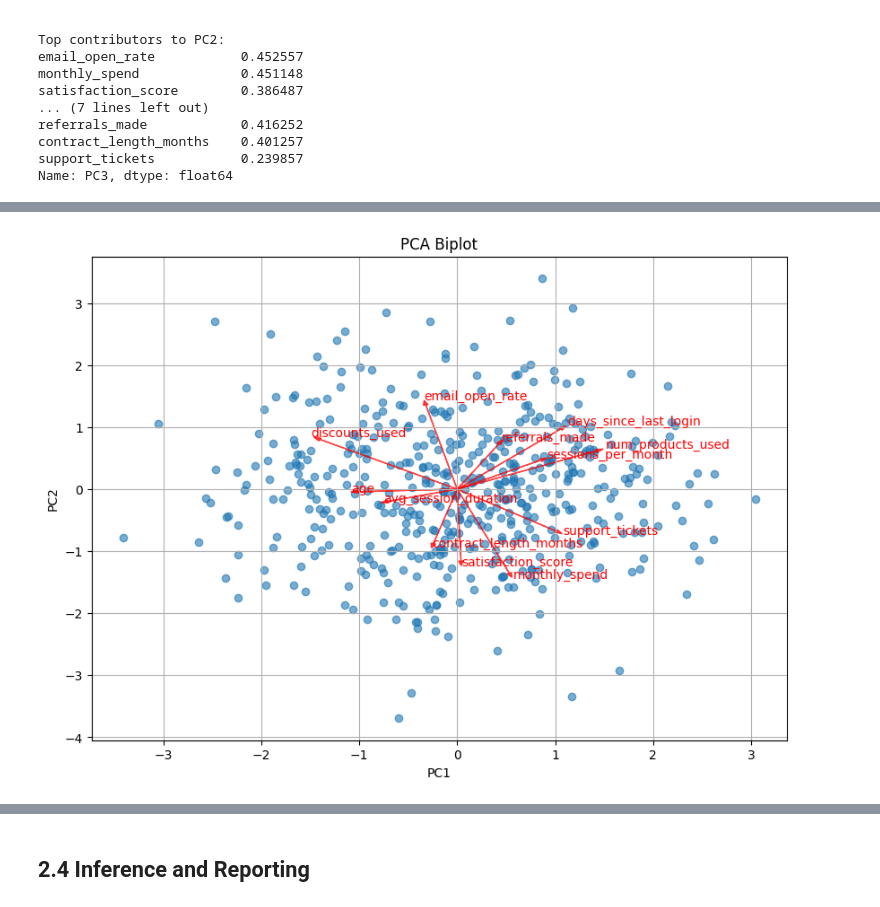
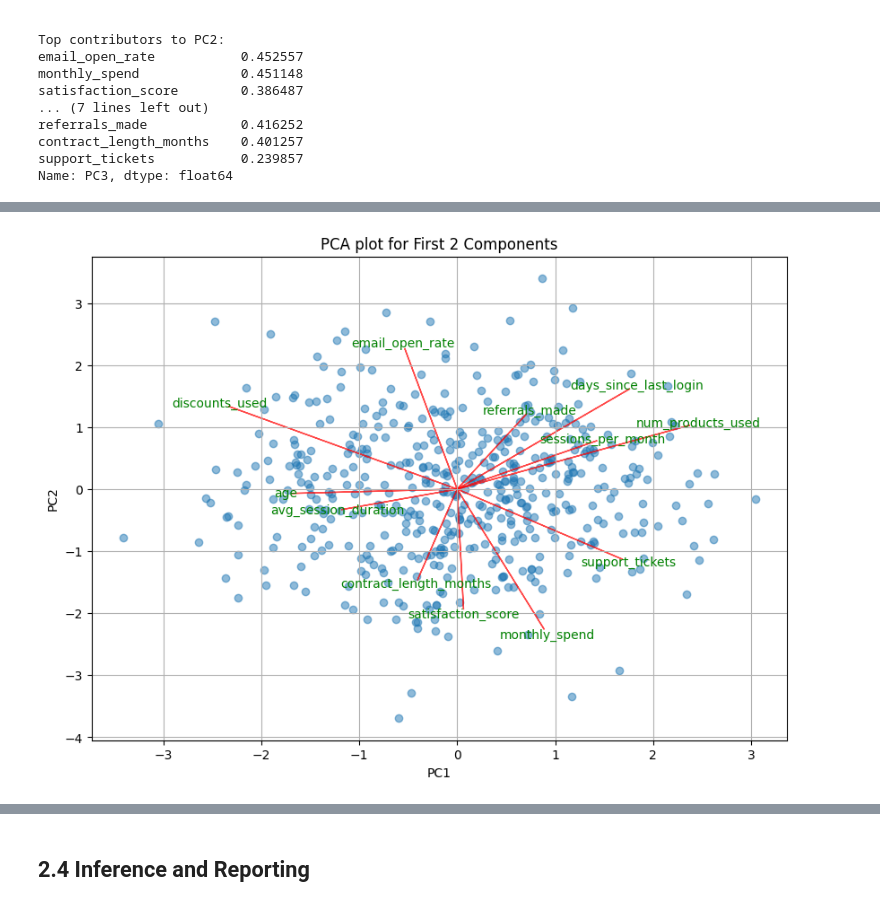
Before and after one commit to decodemarines/DA-2025, a Jupyter notebook: quiz2.ipynb, the cells around one changed output, grey strips where cells are left out. Saved outputs shown, nothing was run; the diff lists cells and outputs as text; code cells hidden in the pictures.

```diff
--- a/quiz2.ipynb
+++ b/quiz2.ipynb
@@ -396,0 +367,6 @@ X_pca = pca.transform(X_std)
+# %%
+# Fit PCA on the normalized data and it will return all PC Components
+cust_pca = PCA()
+pca_scores = cust_pca.fit_transform(matrix_std)
+pca_components = cust_pca.components_
+print("PCA Components:", pca_components.shape)
@@ -397,7 +375,8 @@ X_pca = pca.transform(X_std)
 # %%
-eigenvalues = pca.explained_variance_
-variance_ratio = pca.explained_variance_ratio_
+eigenvalues = cust_pca.explained_variance_
+variance_ratio = cust_pca.explained_variance_ratio_
 
+print("Scores shape:", pca_scores.shape)
 print("Eigenvalues:\n", eigenvalues)
 print("\nExplained Variance Ratio:\n", variance_ratio)
 # %% [output]
@@ -460,10 +443,9 @@ dataset
 # %%
 # Get PCA loadings
 loadings = pd.DataFrame(
-    pca.components_.T,
-    columns=[f"PC{i+1}" for i in range(len(df.columns))],
-    index=df.columns
+    cust_pca.components_.T,
+    columns=[f"PC{i+1}" for i in range(len(df[data_numerical_features].columns))],
+    index=df[data_numerical_features].columns
 )
-
-print(loadings)
+print(loadings.head())
 # %% [output]
@@ -529,27 +514,21 @@ avg_session_duration      1.0
 satisfaction_score        1.0
 dtype: float64
 # %%
-# PCA reduce to 2 components for biplot
-pca2 = PCA(n_components=2)
-pca_scores = pca2.fit_transform(X_std)
-
-loadings = pca2.components_.T
-
+# Plotting first 2 PCA components with red arrows for loadings
 plt.figure(figsize=(10,7))
-
-# Scatter plot of PC1 and PC2
-plt.scatter(pca_scores[:,0], pca_scores[:,1], alpha=0.6)
+plt.scatter(pca_scores[:,0], pca_scores[:,1], alpha=0.5)
+for i, feature in enumerate(data_numerical_features):
+    plt.arrow(0, 0,
+              cust_pca.components_[0, i]*5,
+              cust_pca.components_[1, i]*5,
+              color='r', alpha=0.7)
+    plt.text(cust_pca.components_[0, i]*5.2,
+             cust_pca.components_[1, i]*5.2,
+             feature, color='g', ha='center', va='center')
+plt.title("PCA plot for First 2 Components")
 plt.xlabel("PC1")
 plt.ylabel("PC2")
-plt.title("PCA Biplot")
-
-# Add feature vectors
-for i, var in enumerate(df.columns):
-    plt.arrow(0, 0, loadings[i,0]*3, loadings[i,1]*3,
-              color='r', alpha=0.7, head_width=0.05)
-    plt.text(loadings[i,0]*3.2, loadings[i,1]*3.2, var, color='r')
-
-plt.grid(True)
+plt.grid()
 plt.show()
 # %% [output]
-[figure, old version]
+[figure, new version]
```
Also changed, not shown: parts of 15 cells of this notebook.
